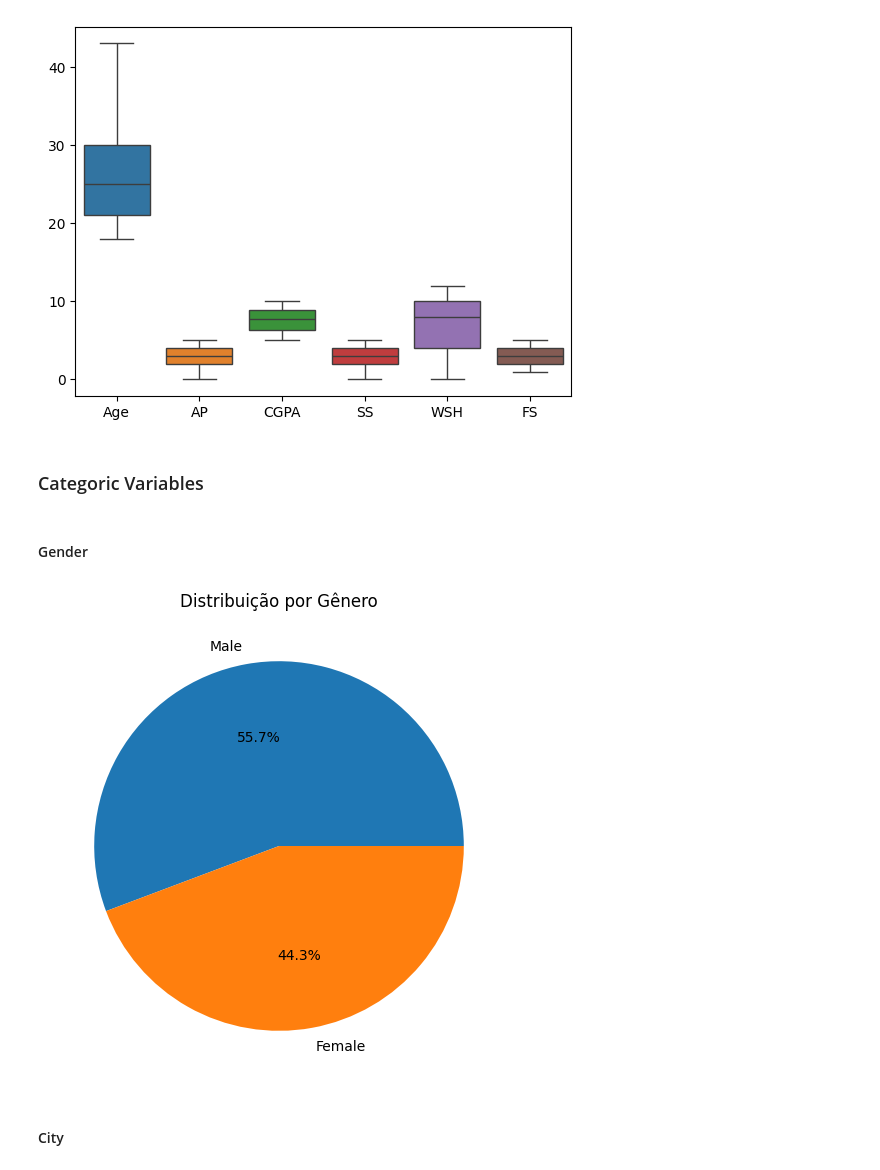
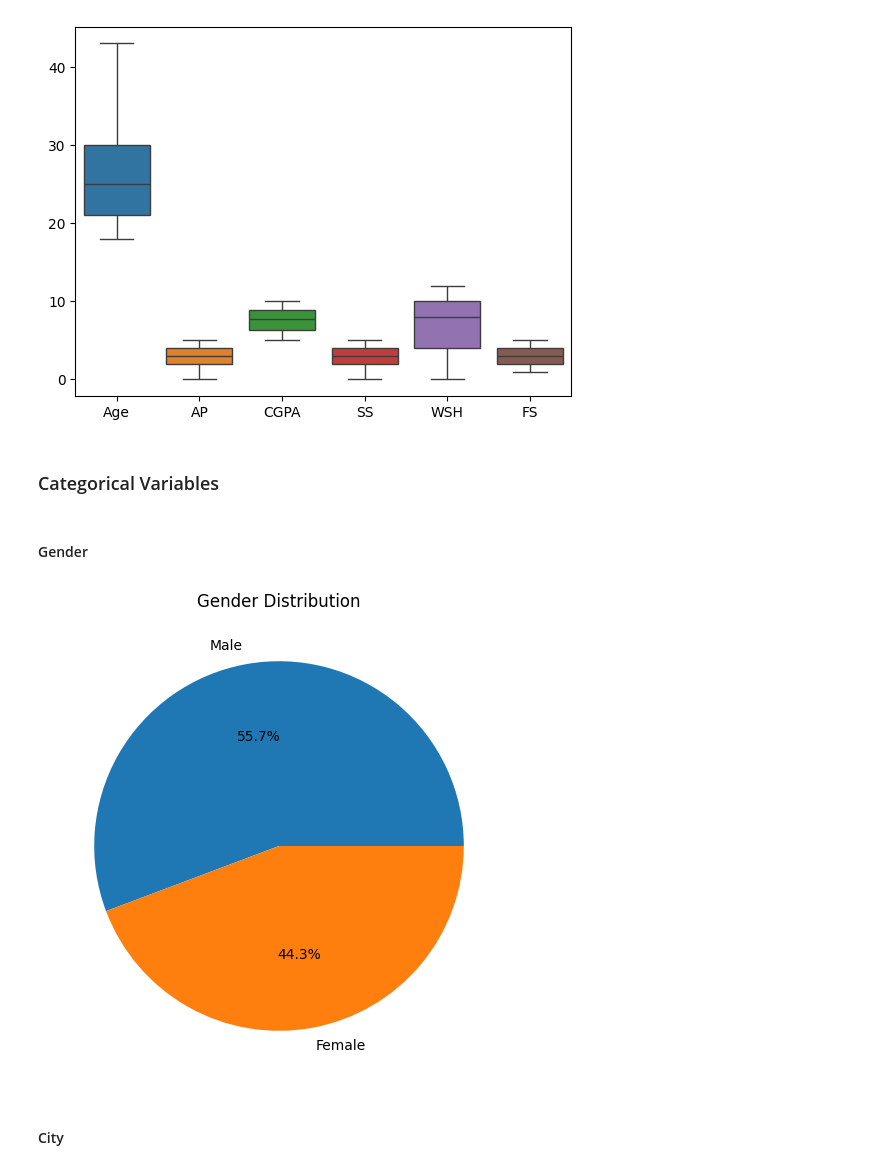
Before and after one commit to gribeiros/depression-dataset, a Jupyter notebook: notebook/drepession-dataset.ipynb, the cells around one changed output. Cells and saved outputs as stored; diff of their text form; code cells hidden in the pictures.

```diff
--- a/notebook/drepession-dataset.ipynb
+++ b/notebook/drepession-dataset.ipynb
@@ -225,5 +248,5 @@ sns.boxplot(df[columns_numeric])
 <Axes: >
 [figure]
 # %% [markdown]
-### Categoric Variables
+### Categorical Variables
 # %%
@@ -236,9 +259,10 @@ def pie_plot(data, labels, title):
 # %% [markdown]
 #### Gender
 # %%
+# Plotting the gender distribution using a pie chart
 gender_counts = df['Gender'].value_counts()
 pie_plot(data=gender_counts, labels=gender_counts.index,
-         title='Distribuição por Gênero')
+         title='Gender Distribution')
 # %% [output]
-[figure, old version]
+[figure, new version]
 # %%
```
Also changed, not shown: parts of 121 cells of this notebook.
